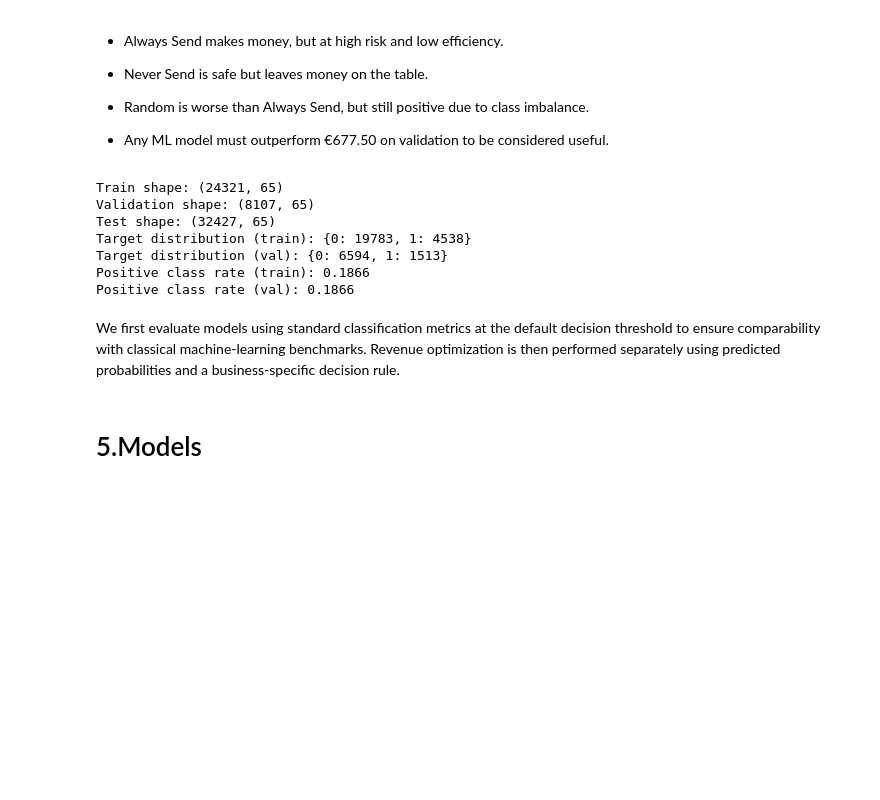
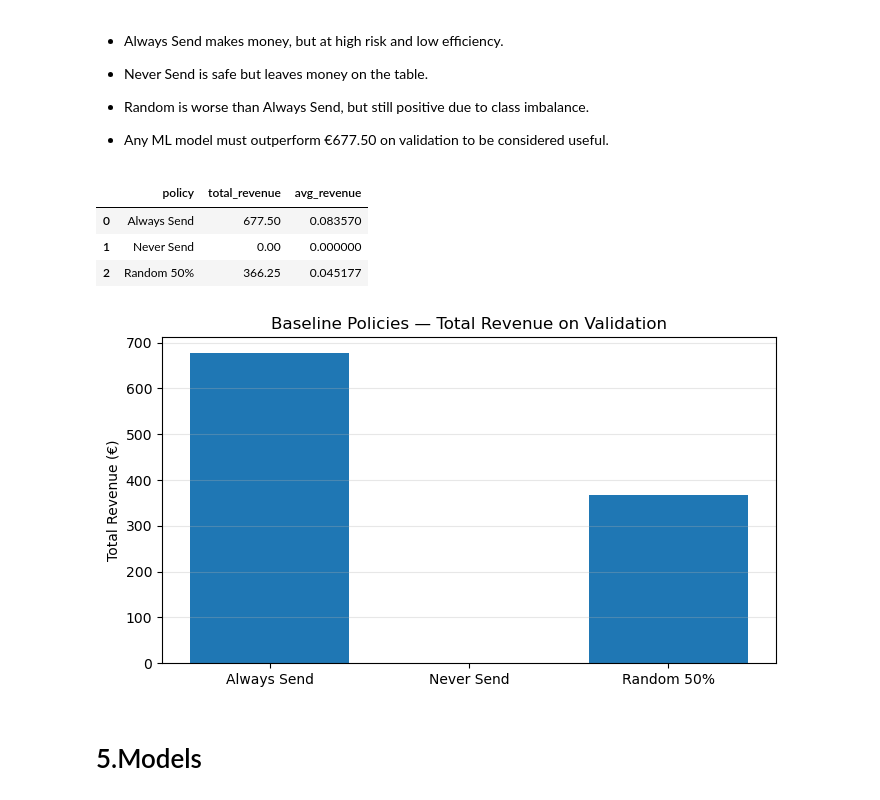
Before and after one commit to ungeralexan/ml_assignment, a Jupyter notebook: stand_safe_06_01/project.ipynb, the cells around one changed output. Drawn from its saved outputs; the diff is of its cells as text; code cells hidden in the pictures; blank space fills up the shorter version.

```diff
--- a/stand_safe_06_01/project.ipynb
+++ b/stand_safe_06_01/project.ipynb
@@ -847,32 +830,11 @@ from sklearn.metrics import (
     ConfusionMatrixDisplay
 )
 
-# Optuna
-try:
-    import optuna
-    OPTUNA_AVAILABLE = True
-except ImportError:
-    OPTUNA_AVAILABLE = False
-    print("Warning: Optuna not available.")
-
-# XGBoost
-try:
-    import xgboost as xgb
-    XGBOOST_AVAILABLE = True
-except ImportError:
-    XGBOOST_AVAILABLE = False
-    print("Warning: XGBoost not available. Using HistGradientBoostingClassifier as fallback.")
 
 import joblib
 
 RANDOM_STATE = 42
 np.random.seed(RANDOM_STATE)
 
-pd.set_option('display.max_columns', None)
-pd.set_option('display.width', None)
-pd.set_option('display.max_colwidth', None)
-
 print("Imports completed successfully.")
-print(f"Optuna available: {OPTUNA_AVAILABLE}")
-print(f"XGBoost available: {XGBOOST_AVAILABLE}")
 # %% [output]
@@ -1019,26 +1081,3 @@ Random 50%    total=€  366.25   avg=€0.0452
 - Random is worse than Always Send, but still positive due to class imbalance.
 
 - Any ML model must outperform €677.50 on validation to be considered useful.
-# %%
-# Sanity checks
-assert X_train_df.columns.equals(X_val_df.columns), "Train and validation columns don't match"
-assert X_val_df.columns.equals(X_test_df.columns), "Validation and test columns don't match"
-assert X_train_df.isna().sum().sum() == 0, "NaNs found in X_train_df"
-assert X_val_df.isna().sum().sum() == 0, "NaNs found in X_val_df"
-assert X_test_df.isna().sum().sum() == 0, "NaNs found in X_test_df"
-
-print(f"Train shape: {X_train_df.shape}")
-print(f"Validation shape: {X_val_df.shape}")
-print(f"Test shape: {X_test_df.shape}")
-print(f"Target distribution (train): {y_train.value_counts().to_dict()}")
-print(f"Target distribution (val): {y_val.value_counts().to_dict()}")
-print(f"Positive class rate (train): {y_train.mean():.4f}")
-print(f"Positive class rate (val): {y_val.mean():.4f}")
-# %% [output]
-Train shape: (24321, 65)
-Validation shape: (8107, 65)
-Test shape: (32427, 65)
-Target distribution (train): {0: 19783, 1: 4538}
-Target distribution (val): {0: 6594, 1: 1513}
-Positive class rate (train): 0.1866
-Positive class rate (val): 0.1866
@@ -1059,2 +1083,0 @@ def plot_cm(y_true, y_pred, title):
-# %% [markdown]
-We first evaluate models using standard classification metrics at the default decision threshold to ensure comparability with classical machine-learning benchmarks. Revenue optimization is then performed separately using predicted probabilities and a business-specific decision rule.
@@ -1127,3 +1084,32 @@ def evaluate_model(model, model_name, X_train, y_train, X_val, y_val):
+# %%
+baseline_rows = []
+for name, fn in [
+    ("Always Send", baseline_always_send),
+    ("Never Send", baseline_never_send),
+]:
+    total, avg = fn(y_val)
+    baseline_rows.append({"policy": name, "total_revenue": total, "avg_revenue": avg})
+
+# Random baseline (single run)
+total, avg = baseline_random(y_val, p_send=0.5)
+baseline_rows.append({"policy": "Random 50%", "total_revenue": total, "avg_revenue": avg})
+
+baseline_df = pd.DataFrame(baseline_rows)
+display(baseline_df)
+
+plt.figure(figsize=(7,4))
+plt.bar(baseline_df["policy"], baseline_df["total_revenue"])
+plt.title("Baseline Policies — Total Revenue on Validation")
+plt.ylabel("Total Revenue (€)")
+plt.grid(axis="y", alpha=0.3)
+plt.tight_layout()
+plt.show()
+# %% [output]
+|  | policy | total_revenue | avg_revenue |
+| 0 | Always Send | 677.50 | 0.083570 |
+| 1 | Never Send | 0.00 | 0.000000 |
+| 2 | Random 50% | 366.25 | 0.045177 |
+[figure, added]
 # %% [markdown]
 # 5.Models
 # %% [markdown]
```
Also changed, not shown: parts of 28 cells of this notebook.
